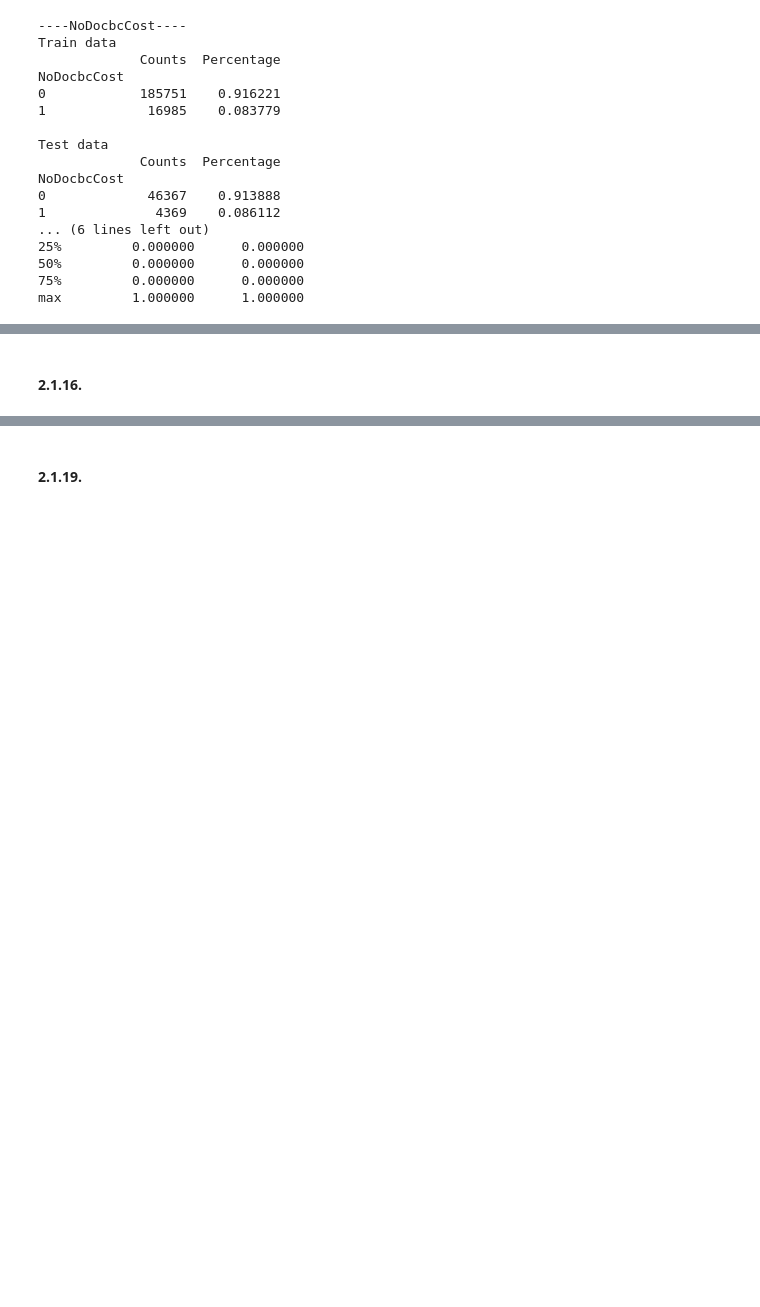
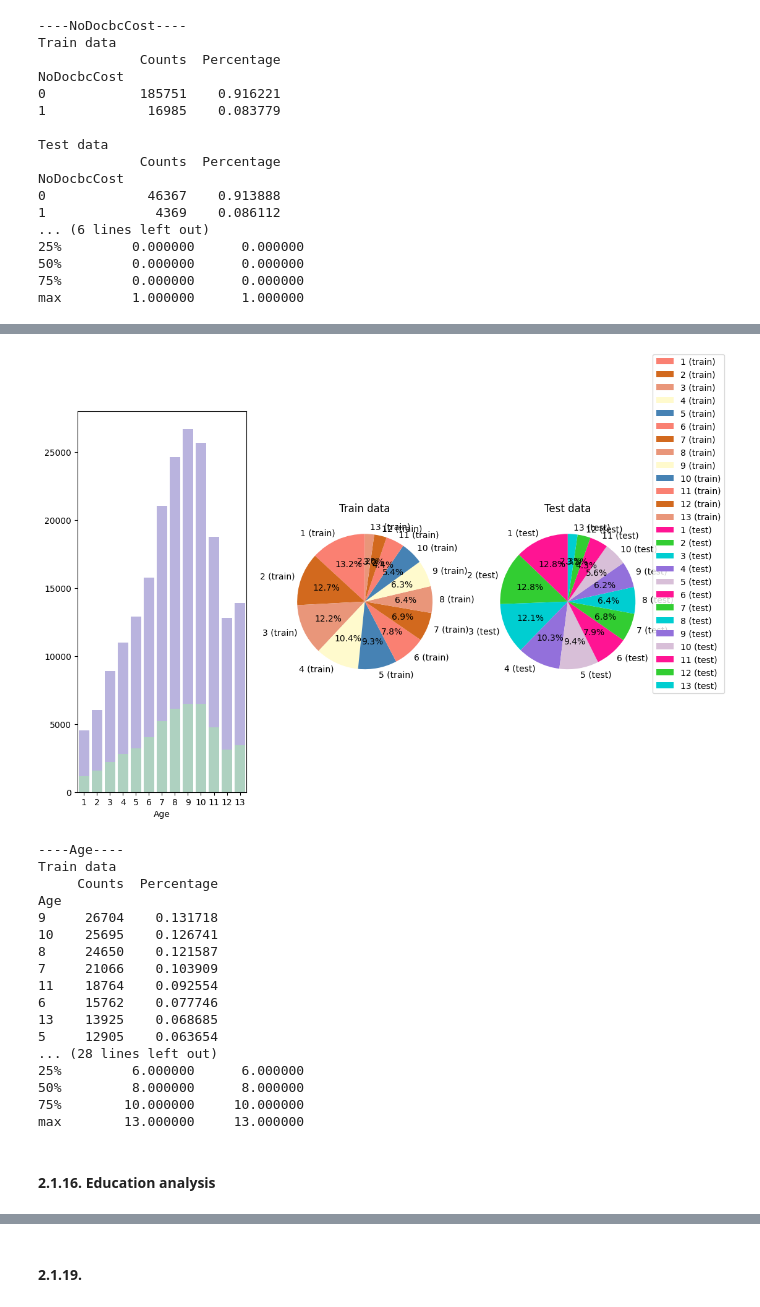
Before and after one commit to polarbear0701/ML-Individual-1, a Jupyter notebook: EDA.ipynb, the cells around one changed output, grey strips where cells are left out. Saved outputs shown, nothing was run; the diff lists cells and outputs as text; code cells hidden in the pictures; blank space fills up the shorter version.

```diff
--- a/EDA.ipynb
+++ b/EDA.ipynb
@@ -653,2 +699,24 @@ max         1.000000      1.000000
+# %%
+uni_cat_plot(data_model, data_test, 'Age', [1,2,3,4,5,6,7,8,9,10,11,12,13])
+uni_stat_summary(data_model=data_model, data_test=data_test, column='Age')
+# %% [output]
+[figure, added]
+----Age----
+Train data
+     Counts  Percentage
+Age
+9     26704    0.131718
+10    25695    0.126741
+8     24650    0.121587
+7     21066    0.103909
+11    18764    0.092554
+6     15762    0.077746
+13    13925    0.068685
+5     12905    0.063654
+... (28 lines left out)
+25%         6.000000      6.000000
+50%         8.000000      8.000000
+75%        10.000000     10.000000
+max        13.000000     13.000000
 # %% [markdown]
-#### 2.1.16.
+#### 2.1.16. Education analysis
```
Also changed, not shown: parts of 33 cells of this notebook, 1 other file.
